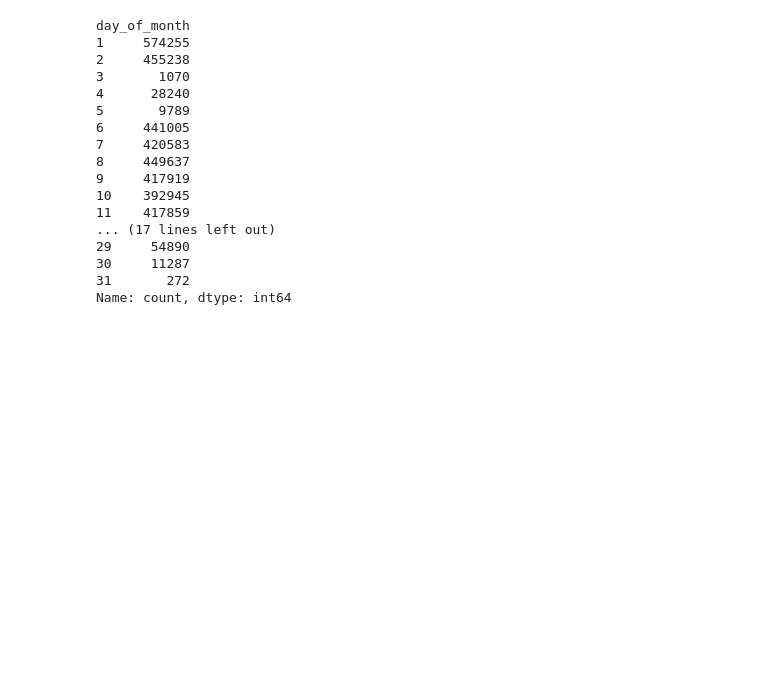
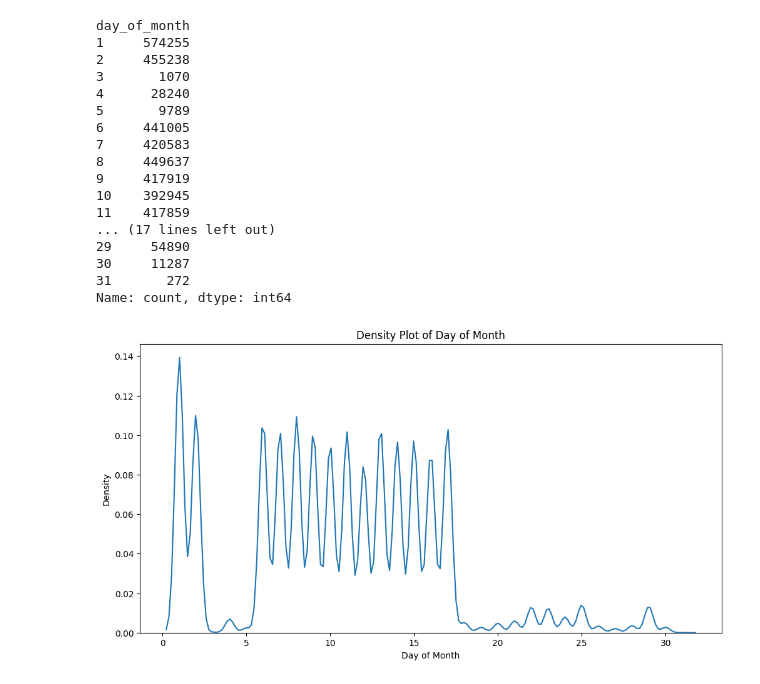
Before and after one commit to AMaldu/fraud_detection, a Jupyter notebook: notebooks/individual_analysis/var_step.ipynb, the cells around one changed output. Cells and saved outputs as stored; diff of their text form; code cells hidden in the pictures; blank space fills up the shorter version.

```diff
--- a/notebooks/individual_analysis/var_step.ipynb
+++ b/notebooks/individual_analysis/var_step.ipynb
@@ -64,3 +62,13 @@ Name: count, dtype: int64
+# %%
+# plot by week
+plt.figure(figsize=(12, 6))
+sns.kdeplot(data=data['day_of_month'])
+plt.xlabel('Day of Month')
+plt.ylabel('Density')
+plt.title('Density Plot of Day of Month')
+plt.show()
+# %% [output]
+[figure, added]
 # %%
 data['hour'] = (data['step'] - 1) % 24
 # %%
```
Also changed, not shown: parts of 4 cells of this notebook.
